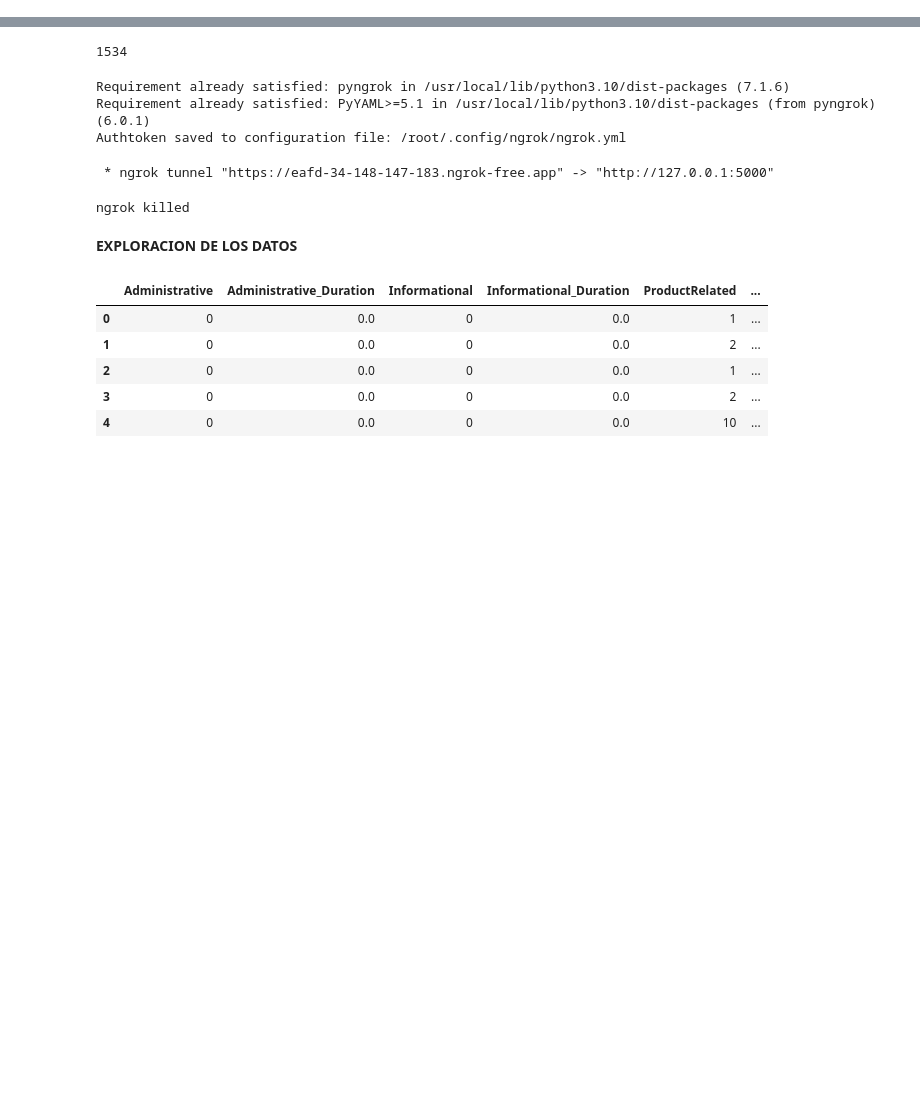
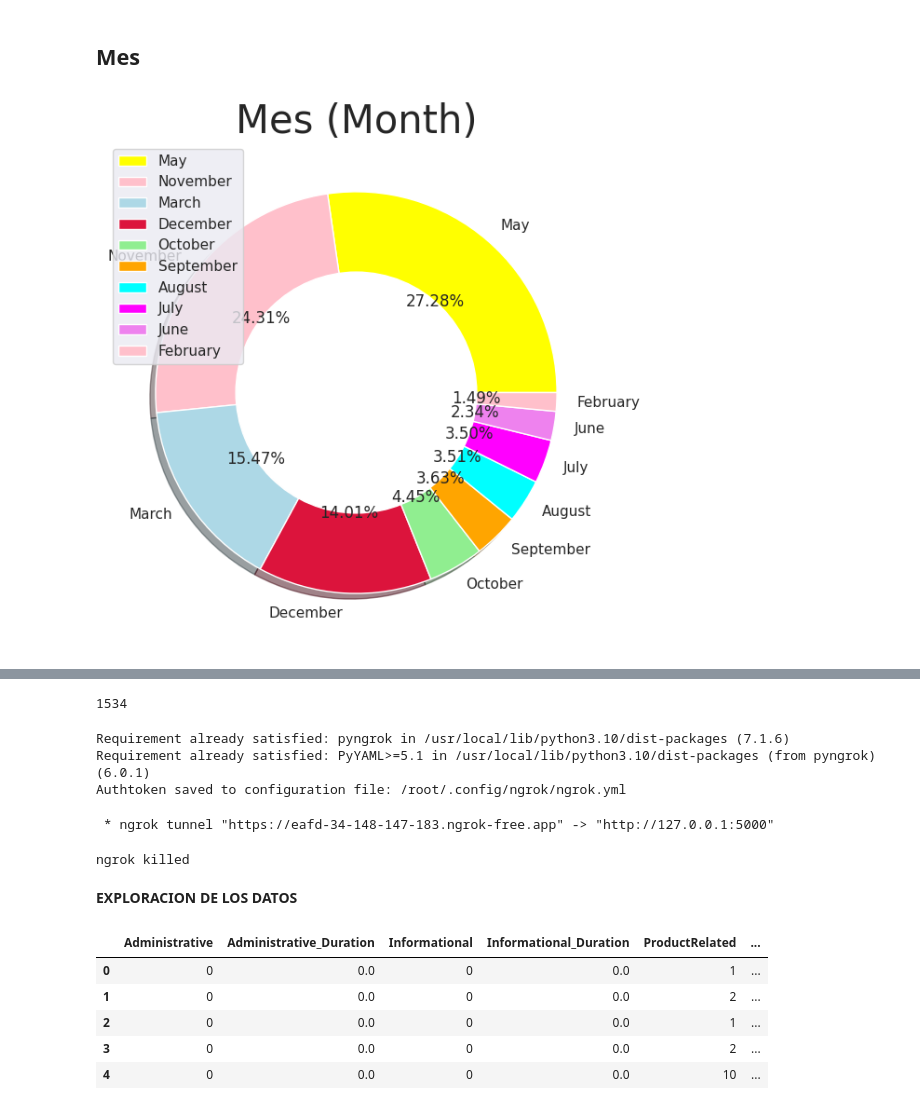
Before and after one commit to titopucp2024/online-shoppers-purchasing-intention, a Jupyter notebook: Online_Shoppers_Purchasing_Intention.ipynb, the cells around one changed output, grey strips where cells are left out. Drawn from its saved outputs; the diff is of its cells as text; code cells hidden in the pictures; blank space fills up the shorter version.

```diff
--- a/Online_Shoppers_Purchasing_Intention.ipynb
+++ b/Online_Shoppers_Purchasing_Intention.ipynb
@@ -31,0 +141,20 @@ Mounted at /content/drive
+# %% [markdown]
+## Mes
+# %%
+size = [3364, 2998, 1907, 1727, 549, 448, 433, 432, 288, 184]
+colors = ['yellow', 'pink', 'lightblue', 'crimson', 'lightgreen', 'orange', 'cyan', 'magenta', 'violet', 'pink', 'lightblue', 'red']
+labels = "May", "November", "March", "December", "October", "September", "August", "July", "June", "February"
+explode = [0, 0, 0, 0, 0, 0, 0, 0, 0, 0]
+
+circle = plt.Circle((0, 0), 0.6, color = 'white')
+
+plt.rcParams['figure.figsize'] = (18, 7)
+plt.pie(size, colors = colors, labels = labels, explode = explode, shadow = True, autopct = '%.2f%%')
+plt.title('Mes (Month)', fontsize = 30)
+p = plt.gcf()
+p.gca().add_artist(circle)
+plt.axis('off')
+plt.legend()
+plt.show()
+# %% [output]
+[figure, added]
```
Also changed, not shown: parts of 57 cells of this notebook.
